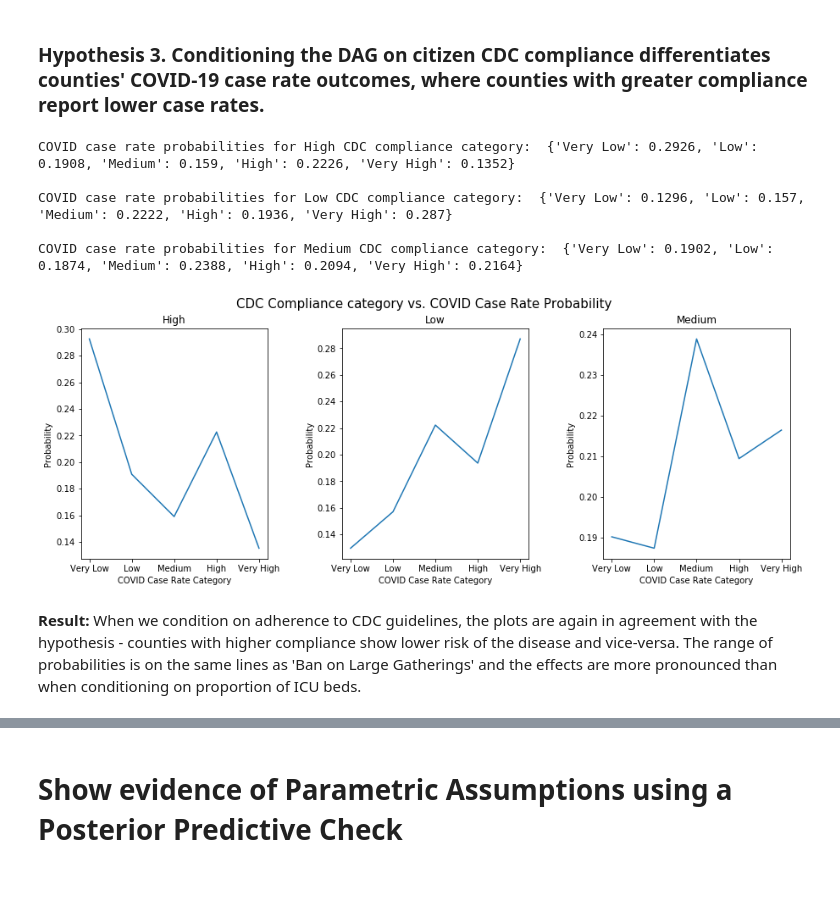
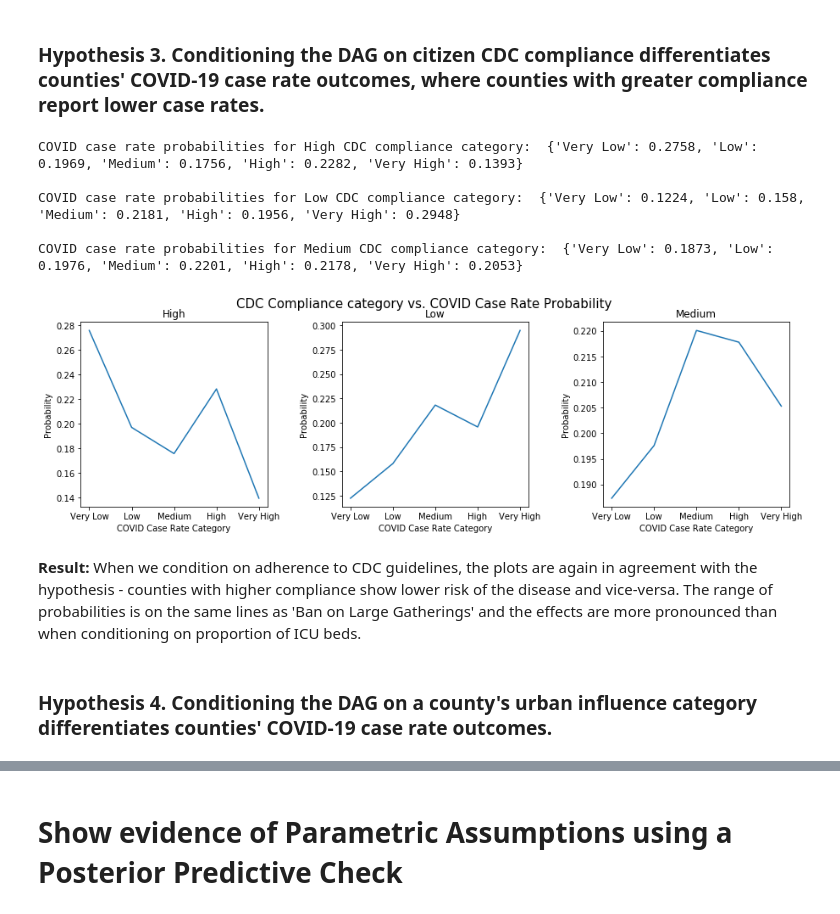
Before and after one commit to chloelarkin/county-covid-cases, a Jupyter notebook: causal_modeling/Covid19_Causal_Model.ipynb, the cells around one changed output, grey strips where cells are left out. Drawn from its saved outputs; the diff is of its cells as text; code cells hidden in the pictures; blank space fills up the shorter version.

```diff
--- a/causal_modeling/Covid19_Causal_Model.ipynb
+++ b/causal_modeling/Covid19_Causal_Model.ipynb
@@ -424,9 +424,9 @@ def compute_conditional_prob(model, selected_condition, outcome):
     Returns: Proportion of samples in the selected condition of COVID severity on the total number of samples in the
     given variable's category
     '''
-    A_posterior = pyro.infer.Importance(model, num_samples=5000).run()
+    A_posterior = pyro.infer.Importance(model, num_samples=10000).run()
     A_marginal = EmpiricalMarginal(A_posterior, outcome)
-    A_samples = [A_marginal().item() for _ in range(5000)]
+    A_samples = [A_marginal().item() for _ in range(10000)]
     A_unique, A_counts = np.unique(A_samples, return_counts=True)
     samples = [s for s in A_samples if s == selected_condition]
     return len(samples)/len(A_samples)
@@ -539,15 +539,17 @@ for category in cdc_hypothesis_dict:
     print("COVID case rate probabilities for " + category + " CDC compliance category: ",
           cdc_hypothesis_dict[category], "\n")
 # %% [output]
-COVID case rate probabilities for High CDC compliance category:  {'Very Low': 0.2926, 'Low': 0.1908, 'Medium': 0.159, 'High': 0.2226, 'Very High': 0.1352}
+COVID case rate probabilities for High CDC compliance category:  {'Very Low': 0.2758, 'Low': 0.1969, 'Medium': 0.1756, 'High': 0.2282, 'Very High': 0.1393}
 
-COVID case rate probabilities for Low CDC compliance category:  {'Very Low': 0.1296, 'Low': 0.157, 'Medium': 0.2222, 'High': 0.1936, 'Very High': 0.287}
+COVID case rate probabilities for Low CDC compliance category:  {'Very Low': 0.1224, 'Low': 0.158, 'Medium': 0.2181, 'High': 0.1956, 'Very High': 0.2948}
 
-COVID case rate probabilities for Medium CDC compliance category:  {'Very Low': 0.1902, 'Low': 0.1874, 'Medium': 0.2388, 'High': 0.2094, 'Very High': 0.2164}
+COVID case rate probabilities for Medium CDC compliance category:  {'Very Low': 0.1873, 'Low': 0.1976, 'Medium': 0.2201, 'High': 0.2178, 'Very High': 0.2053}
 # %%
-plot_all_conditional_probs(cdc_hypothesis_dict, ax_dims=[1, 3], fig_dims=[15, 5],
+plot_all_conditional_probs(cdc_hypothesis_dict, ax_dims=[1, 3], fig_dims=[15, 4],
                            plot_name="CDC Compliance category", labels=cdc_labels)
 # %% [output]
-[figure, old version]
+[figure, new version]
 # %% [markdown]
 **Result:** When we condition on adherence to CDC guidelines, the plots are again in agreement with the hypothesis - counties with higher compliance show lower risk of the disease and vice-versa. The range of probabilities is on the same lines as 'Ban on Large Gatherings' and the effects are more pronounced than when conditioning on proportion of ICU beds.
+# %% [markdown]
+### Hypothesis 4. Conditioning the DAG on a county's urban influence category differentiates counties' COVID-19 case rate outcomes.
```
Also changed, not shown: parts of 22 cells of this notebook.
